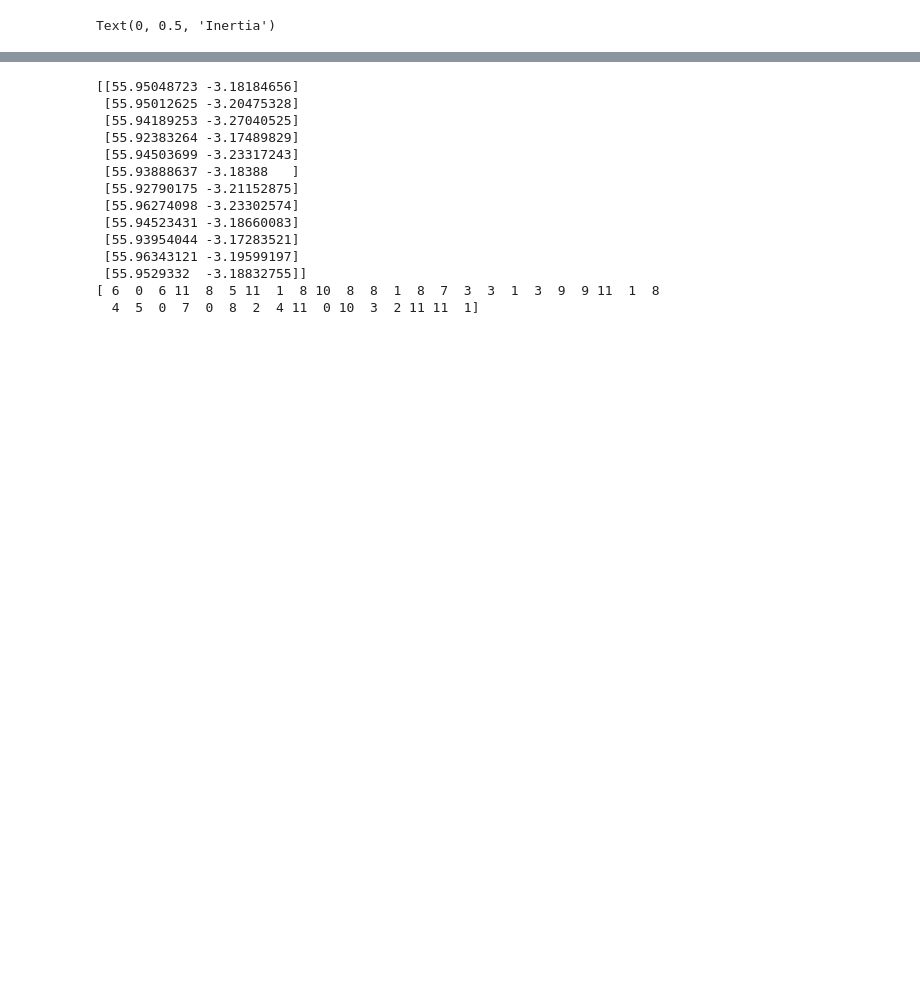
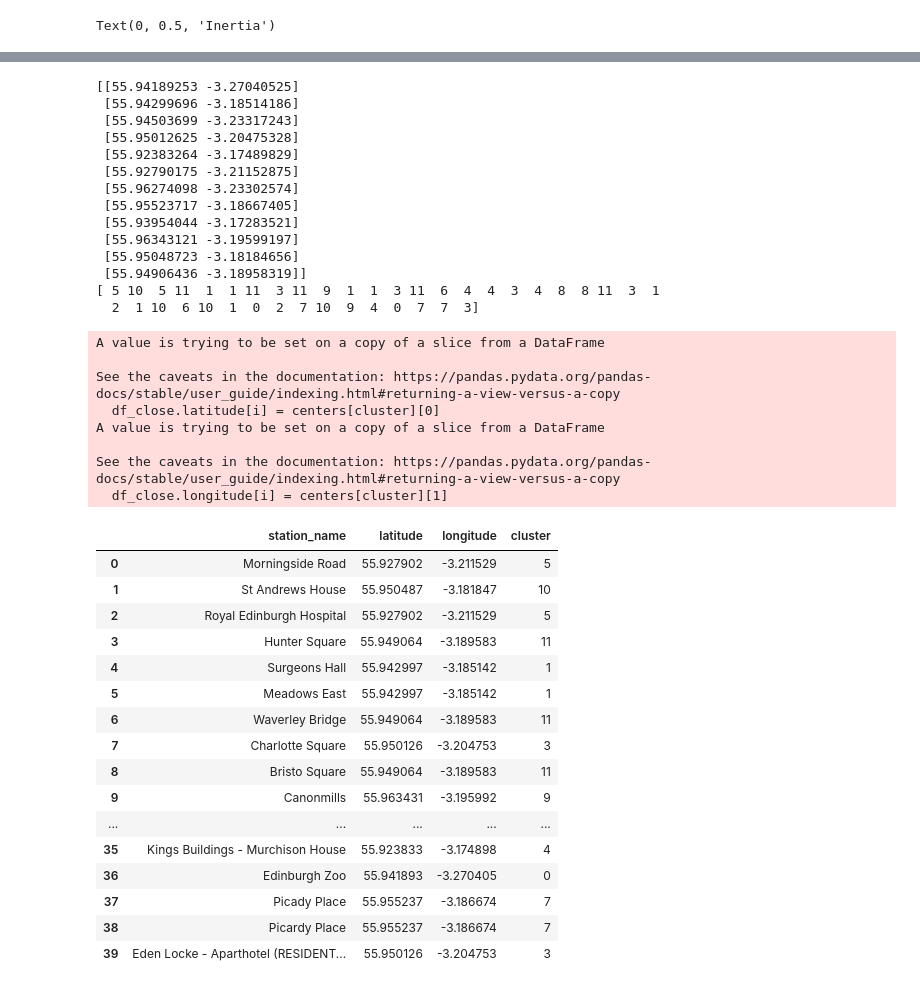
Before and after one commit to NikolasHe/MMCS_Project, a Jupyter notebook: notebook.ipynb, the cells around one changed output, grey strips where cells are left out. Cells and saved outputs as stored; diff of their text form; code cells hidden in the pictures; blank space fills up the shorter version.

```diff
--- a/notebook.ipynb
+++ b/notebook.ipynb
@@ -116,0 +113,12 @@ True
+# %%
+oct = data.load_data('10.csv')
+oct = oct.set_index('started_at', drop=False)
+
+# split dataframe by day and store all dataframens in a list
+oct_day = []
+for group in oct.groupby(oct.index.day):
+    oct_day.append(group[1])
+
+
+oct_1 = data.hourly_data_by_station(oct_day[0])
+oct_1
@@ -384,21 +427,58 @@ plt.show()
 # %%
 # newly compoted centers for the clusters
 print(centers)
 
 # cluster that each of the 40 enties belongs to
 print((pred))
+
+# replace the coordinates of the stations accordingly
+df_close['cluster'] = pred
+df_close
+
+for i in range(len(df_close)):
+    for cluster in range(12+1):
+        if df_close.cluster[i] == cluster:
+            df_close.latitude[i] = centers[cluster][0]
+            df_close.longitude[i] = centers[cluster][1]
+
+df_close
 # %% [output]
-[[55.95048723 -3.18184656]
+[[55.94189253 -3.27040525]
+ [55.94299696 -3.18514186]
+ [55.94503699 -3.23317243]
  [55.95012625 -3.20475328]
- [55.94189253 -3.27040525]
  [55.92383264 -3.17489829]
- [55.94503699 -3.23317243]
- [55.93888637 -3.18388   ]
  [55.92790175 -3.21152875]
  [55.96274098 -3.23302574]
- [55.94523431 -3.18660083]
+ [55.95523717 -3.18667405]
  [55.93954044 -3.17283521]
  [55.96343121 -3.19599197]
- [55.9529332  -3.18832755]]
-[ 6  0  6 11  8  5 11  1  8 10  8  8  1  8  7  3  3  1  3  9  9 11  1  8
-  4  5  0  7  0  8  2  4 11  0 10  3  2 11 11  1]
+ [55.95048723 -3.18184656]
+ [55.94906436 -3.18958319]]
+[ 5 10  5 11  1  1 11  3 11  9  1  1  3 11  6  4  4  3  4  8  8 11  3  1
+  2  1 10  6 10  1  0  2  7 10  9  4  0  7  7  3]
+A value is trying to be set on a copy of a slice from a DataFrame
+
+See the caveats in the documentation: https://pandas.pydata.org/pandas-docs/stable/user_guide/indexing.html#returning-a-view-versus-a-copy
+  df_close.latitude[i] = centers[cluster][0]
+A value is trying to be set on a copy of a slice from a DataFrame
+
+See the caveats in the documentation: https://pandas.pydata.org/pandas-docs/stable/user_guide/indexing.html#returning-a-view-versus-a-copy
+  df_close.longitude[i] = centers[cluster][1]
+|  | station_name | latitude | longitude | cluster |
+| 0 | Morningside Road | 55.927902 | -3.211529 | 5 |
+| 1 | St Andrews House | 55.950487 | -3.181847 | 10 |
+| 2 | Royal Edinburgh Hospital | 55.927902 | -3.211529 | 5 |
+| 3 | Hunter Square | 55.949064 | -3.189583 | 11 |
+| 4 | Surgeons Hall | 55.942997 | -3.185142 | 1 |
+| 5 | Meadows East | 55.942997 | -3.185142 | 1 |
+| 6 | Waverley Bridge | 55.949064 | -3.189583 | 11 |
+| 7 | Charlotte Square | 55.950126 | -3.204753 | 3 |
+| 8 | Bristo Square | 55.949064 | -3.189583 | 11 |
+| 9 | Canonmills | 55.963431 | -3.195992 | 9 |
+| ... | ... | ... | ... | ... |
+| 35 | Kings Buildings - Murchison House | 55.923833 | -3.174898 | 4 |
+| 36 | Edinburgh Zoo | 55.941893 | -3.270405 | 0 |
+| 37 | Picady Place | 55.955237 | -3.186674 | 7 |
+| 38 | Picardy Place | 55.955237 | -3.186674 | 7 |
+| 39 | Eden Locke - Aparthotel (RESIDENT... | 55.950126 | -3.204753 | 3 |
```
Also changed, not shown: parts of 7 cells of this notebook, 1 other file.
